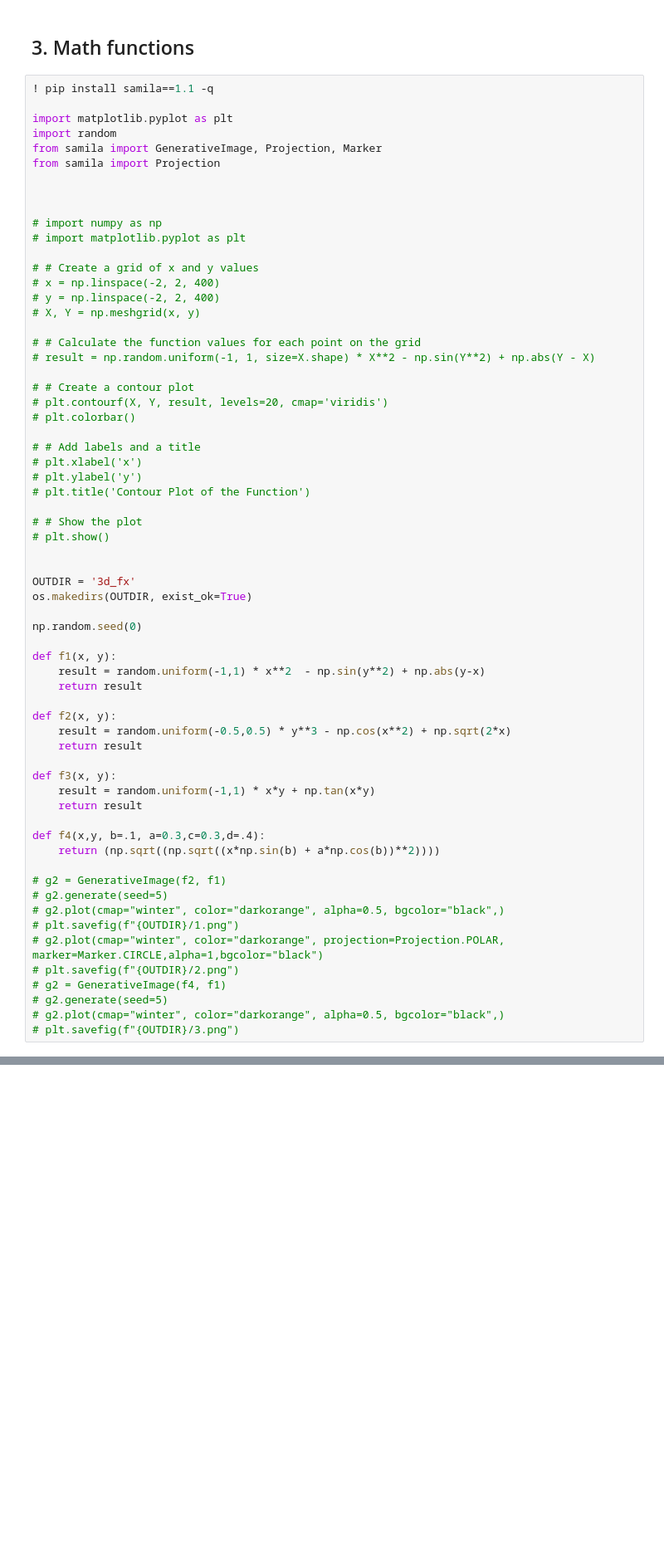
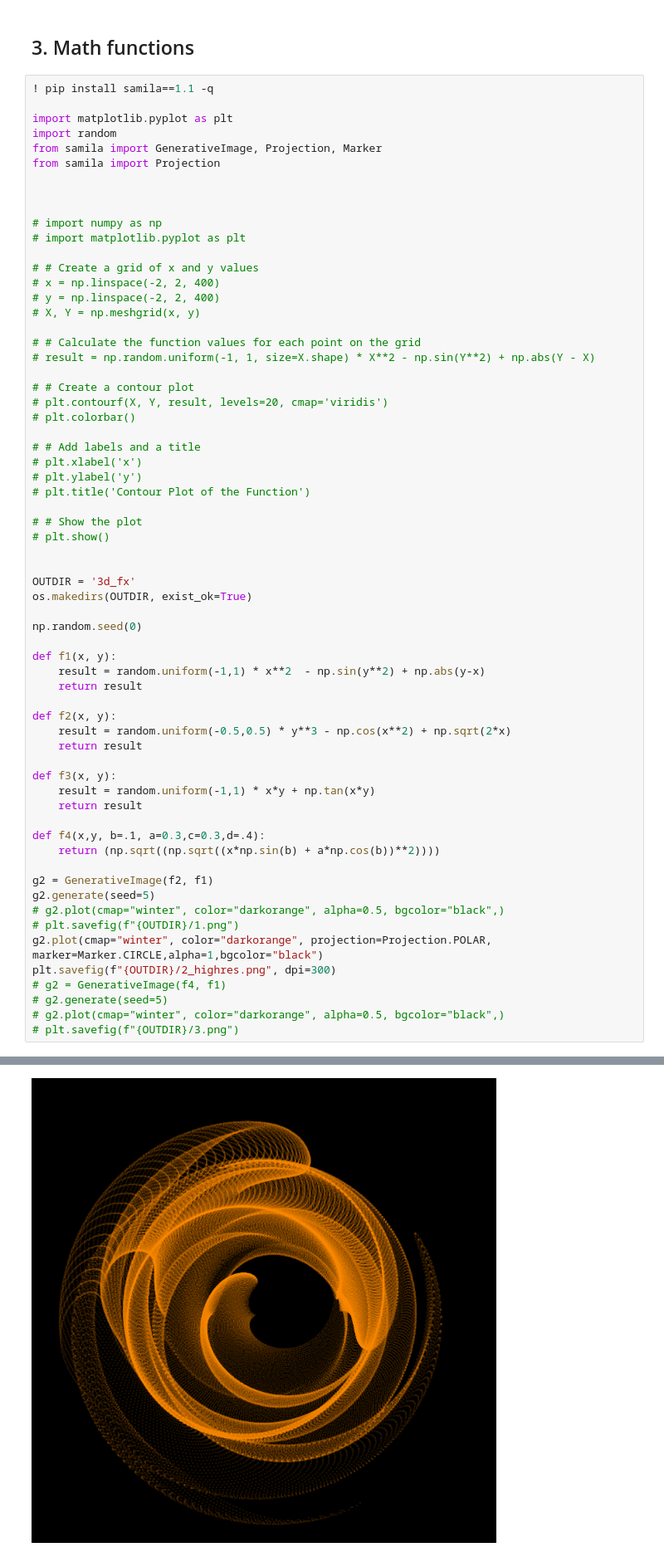
Before and after one commit to avivajpeyi/ihaka_generative_art_2023, a Jupyter notebook: docs/notebooks.ipynb, the cells around one changed output, grey strips where cells are left out. Shown: that part at 83% size. Drawn from its saved outputs; the diff is of its cells as text; blank space fills up the shorter version.

```diff
--- a/docs/notebooks.ipynb
+++ b/docs/notebooks.ipynb
@@ -605,13 +604,14 @@ def f3(x, y):
 def f4(x,y, b=.1, a=0.3,c=0.3,d=.4):
     return (np.sqrt((np.sqrt((x*np.sin(b) + a*np.cos(b))**2))))
 
-# g2 = GenerativeImage(f2, f1)
-# g2.generate(seed=5)
+g2 = GenerativeImage(f2, f1)
+g2.generate(seed=5)
 # g2.plot(cmap="winter", color="darkorange", alpha=0.5, bgcolor="black",)
 # plt.savefig(f"{OUTDIR}/1.png")
-# g2.plot(cmap="winter", color="darkorange", projection=Projection.POLAR, marker=Marker.CIRCLE,alpha=1,bgcolor="black")
-# plt.savefig(f"{OUTDIR}/2.png")
+g2.plot(cmap="winter", color="darkorange", projection=Projection.POLAR, marker=Marker.CIRCLE,alpha=1,bgcolor="black")
+plt.savefig(f"{OUTDIR}/2_highres.png", dpi=300)
 # g2 = GenerativeImage(f4, f1)
 # g2.generate(seed=5)
 # g2.plot(cmap="winter", color="darkorange", alpha=0.5, bgcolor="black",)
 # plt.savefig(f"{OUTDIR}/3.png")
+# %% [output]
@@ -618,3 +619,4 @@ def f4(x,y, b=.1, a=0.3,c=0.3,d=.4):
+[figure, added]
 # %% [markdown]
 |   |   |  |
 |---------|---------|---------|
```
Also changed, not shown: parts of 3 cells of this notebook, 2 other files.
